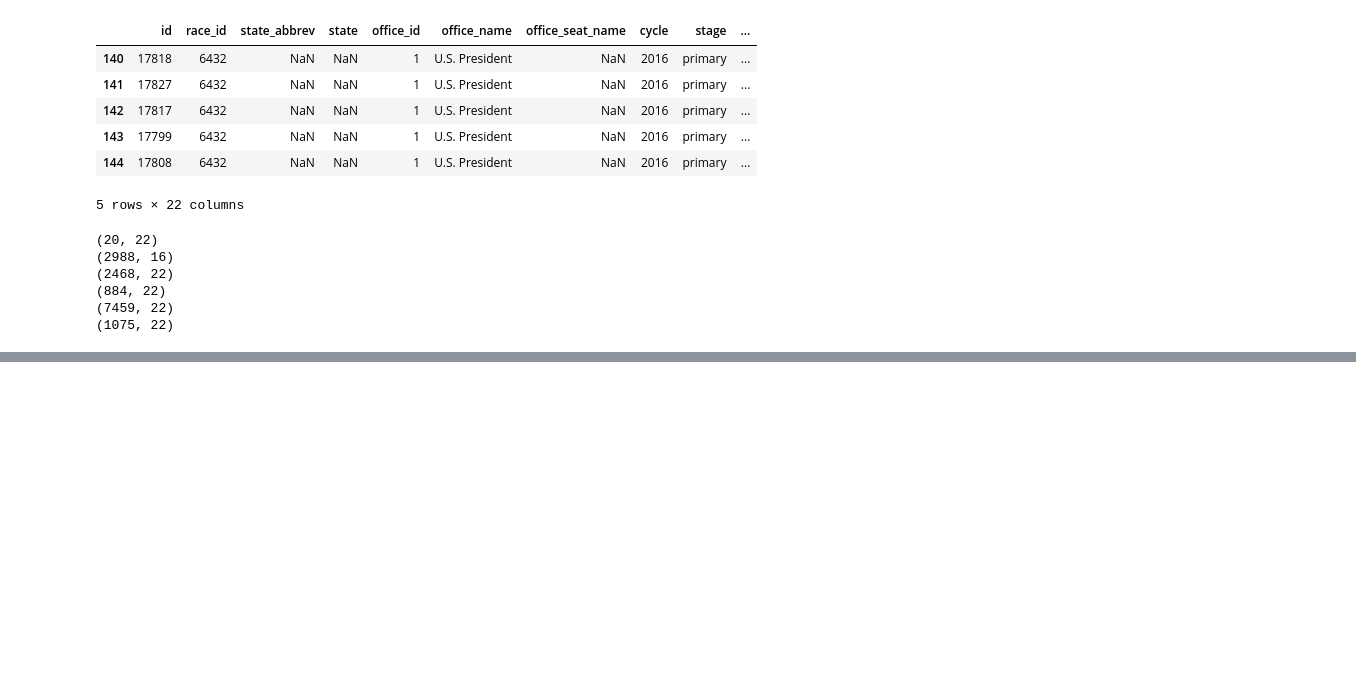
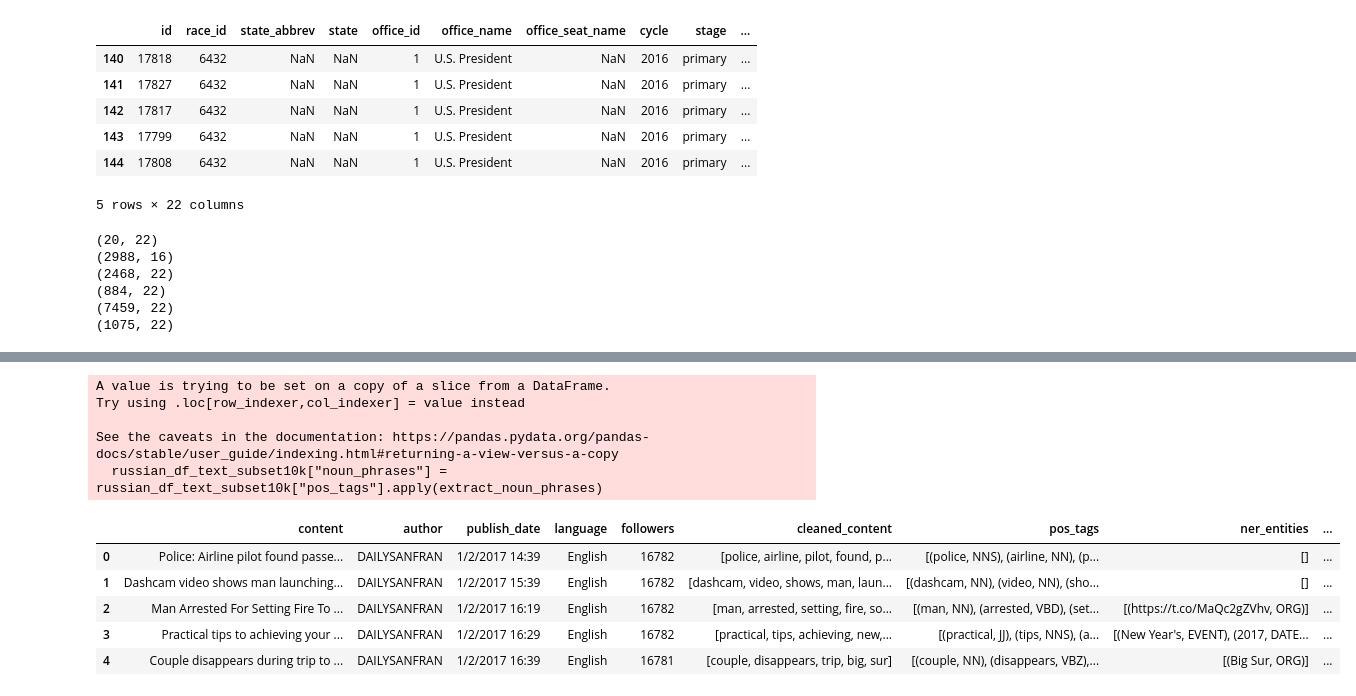
Before and after one commit to ayaamghi/ctis350final, a Jupyter notebook: Python/Data Inspection.ipynb, the cells around one changed output, grey strips where cells are left out. Cells and saved outputs as stored; diff of their text form; code cells hidden in the pictures; blank space fills up the shorter version.

```diff
--- a/Python/Data Inspection.ipynb
+++ b/Python/Data Inspection.ipynb
@@ -90,0 +421,2 @@ for df in election_df:
+# %%
+russian_df_text_subset10k = russian_df_text_subset10k[["content", "author", "publish_date", "language", "followers"]]
@@ -90,0 +432,2 @@ for df in election_df:
+# %%
+russian_df_text_subset10k["cleaned_content"] = russian_df_text_subset10k["content"].apply(clean_tweet)
@@ -90,0 +449,3 @@ for df in election_df:
+# %%
+russian_df_text_subset10k["pos_tags"] = russian_df_text_subset10k["cleaned_content"].apply(lambda x: nltk.pos_tag(x))
+russian_df_text_subset10k.head(5)
@@ -90,0 +464,4 @@ for df in election_df:
+# %%
+russian_df_text_subset10k["ner_entities"] = russian_df_text_subset10k["content"].apply(lambda text: extract_entities(text) )
+
+russian_df_text_subset10k.head(5)
@@ -90,0 +480,15 @@ for df in election_df:
+# %%
+russian_df_text_subset10k["noun_phrases"] = russian_df_text_subset10k["pos_tags"].apply(extract_noun_phrases)
+russian_df_text_subset10k.head(5)
+# %% [output]
+A value is trying to be set on a copy of a slice from a DataFrame.
+Try using .loc[row_indexer,col_indexer] = value instead
+
+See the caveats in the documentation: https://pandas.pydata.org/pandas-docs/stable/user_guide/indexing.html#returning-a-view-versus-a-copy
+  russian_df_text_subset10k["noun_phrases"] = russian_df_text_subset10k["pos_tags"].apply(extract_noun_phrases)
+|  | content | author | publish_date | language | followers | cleaned_content | pos_tags | ner_entities | ... |
+| 0 | Police: Airline pilot found passe... | DAILYSANFRAN | 1/2/2017 14:39 | English | 16782 | [police, airline, pilot, found, p... | [(police, NNS), (airline, NN), (p... | [] | ... |
+| 1 | Dashcam video shows man launching... | DAILYSANFRAN | 1/2/2017 15:39 | English | 16782 | [dashcam, video, shows, man, laun... | [(dashcam, NN), (video, NN), (sho... | [] | ... |
+| 2 | Man Arrested For Setting Fire To ... | DAILYSANFRAN | 1/2/2017 16:19 | English | 16782 | [man, arrested, setting, fire, so... | [(man, NN), (arrested, VBD), (set... | [(https://t.co/MaQc2gZVhv, ORG)] | ... |
+| 3 | Practical tips to achieving your ... | DAILYSANFRAN | 1/2/2017 16:29 | English | 16782 | [practical, tips, achieving, new,... | [(practical, JJ), (tips, NNS), (a... | [(New Year's, EVENT), (2017, DATE... | ... |
+| 4 | Couple disappears during trip to ... | DAILYSANFRAN | 1/2/2017 16:39 | English | 16781 | [couple, disappears, trip, big, sur] | [(couple, NN), (disappears, VBZ),... | [(Big Sur, ORG)] | ... |
```
Also changed, not shown: parts of 58 cells of this notebook, 7 other files.
